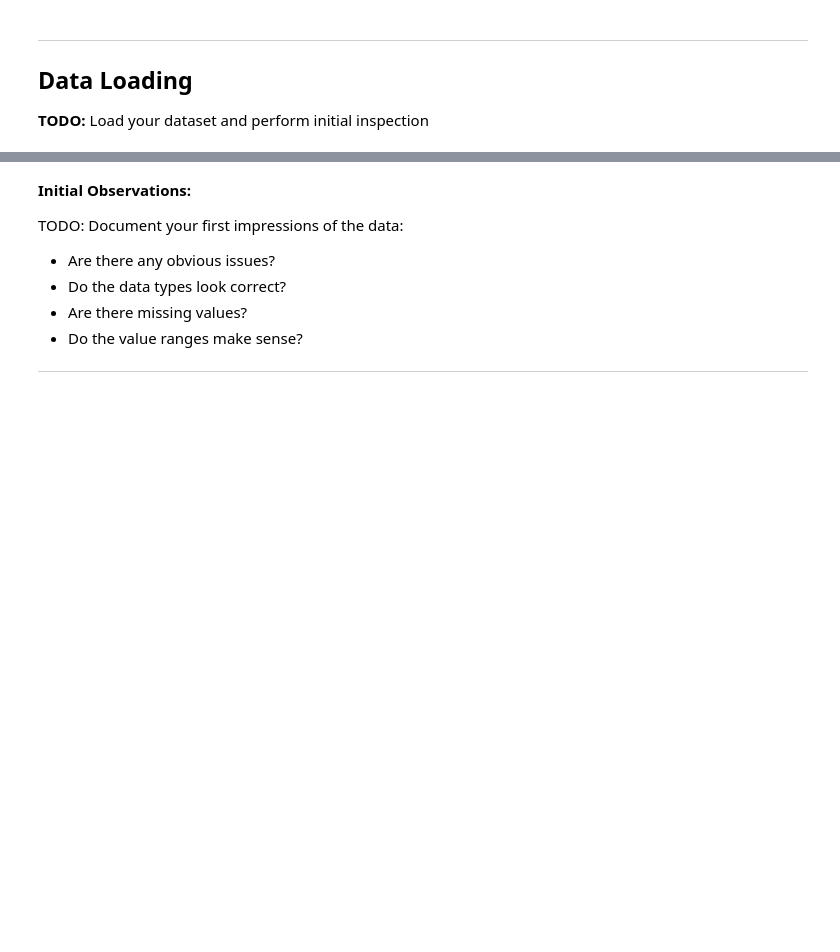
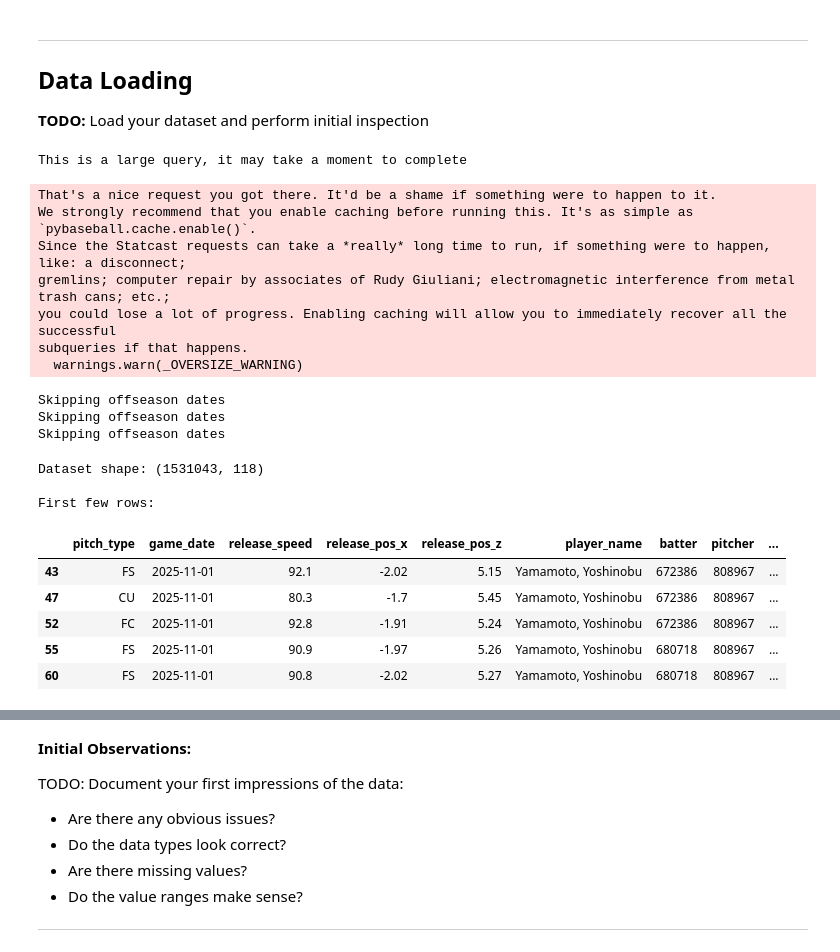
Before and after one commit to haydenkellington/EclipseBaseballSpring26, a Jupyter notebook: Spring26BaseballProj.ipynb, the cells around one changed output, grey strips where cells are left out. Saved outputs shown, nothing was run; the diff lists cells and outputs as text; code cells hidden in the pictures; blank space fills up the shorter version.

```diff
--- a/Spring26BaseballProj.ipynb
+++ b/Spring26BaseballProj.ipynb
@@ -76,16 +78,37 @@ print("Imports successful!")
 # %%
 # TODO: Load the dataset
 # df = pd.read_csv('path/to/your/data.csv')
 # df = pd.read_json('path/to/your/data.json')
 # df = pd.read_excel('path/to/your/data.xlsx')
 
-df = None  # Replace with actual loading code
+df = statcast(start_dt = '2024-03-03', end_dt = '2025-11-30')
 
 # Display basic information
 if df is not None:
     print(f"Dataset shape: {df.shape}")
     print(f"\nFirst few rows:")
     display(df.head())
+# %% [output]
+This is a large query, it may take a moment to complete
+That's a nice request you got there. It'd be a shame if something were to happen to it.
+We strongly recommend that you enable caching before running this. It's as simple as `pybaseball.cache.enable()`.
+Since the Statcast requests can take a *really* long time to run, if something were to happen, like: a disconnect;
+gremlins; computer repair by associates of Rudy Giuliani; electromagnetic interference from metal trash cans; etc.;
+you could lose a lot of progress. Enabling caching will allow you to immediately recover all the successful
+subqueries if that happens.
+  warnings.warn(_OVERSIZE_WARNING)
+Skipping offseason dates
+Skipping offseason dates
+Skipping offseason dates
+Dataset shape: (1531043, 118)
+
+First few rows:
+|  | pitch_type | game_date | release_speed | release_pos_x | release_pos_z | player_name | batter | pitcher | ... |
+| 43 | FS | 2025-11-01 | 92.1 | -2.02 | 5.15 | Yamamoto, Yoshinobu | 672386 | 808967 | ... |
+| 47 | CU | 2025-11-01 | 80.3 | -1.7 | 5.45 | Yamamoto, Yoshinobu | 672386 | 808967 | ... |
+| 52 | FC | 2025-11-01 | 92.8 | -1.91 | 5.24 | Yamamoto, Yoshinobu | 672386 | 808967 | ... |
+| 55 | FS | 2025-11-01 | 90.9 | -1.97 | 5.26 | Yamamoto, Yoshinobu | 680718 | 808967 | ... |
+| 60 | FS | 2025-11-01 | 90.8 | -2.02 | 5.27 | Yamamoto, Yoshinobu | 680718 | 808967 | ... |
 # %%
 # TODO: Examine dataset structure
 if df is not None:
```
Also changed, not shown: parts of 5 cells of this notebook.
